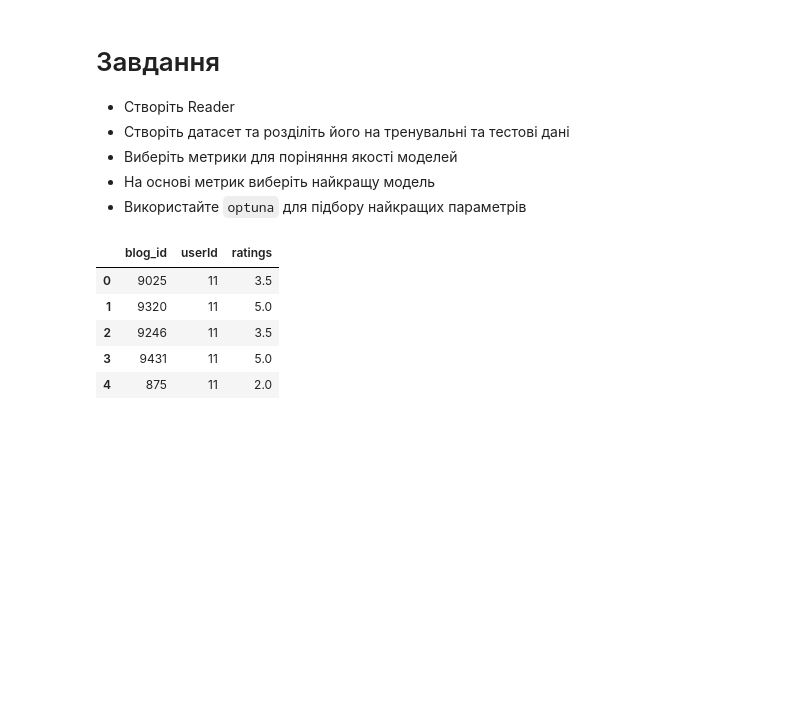
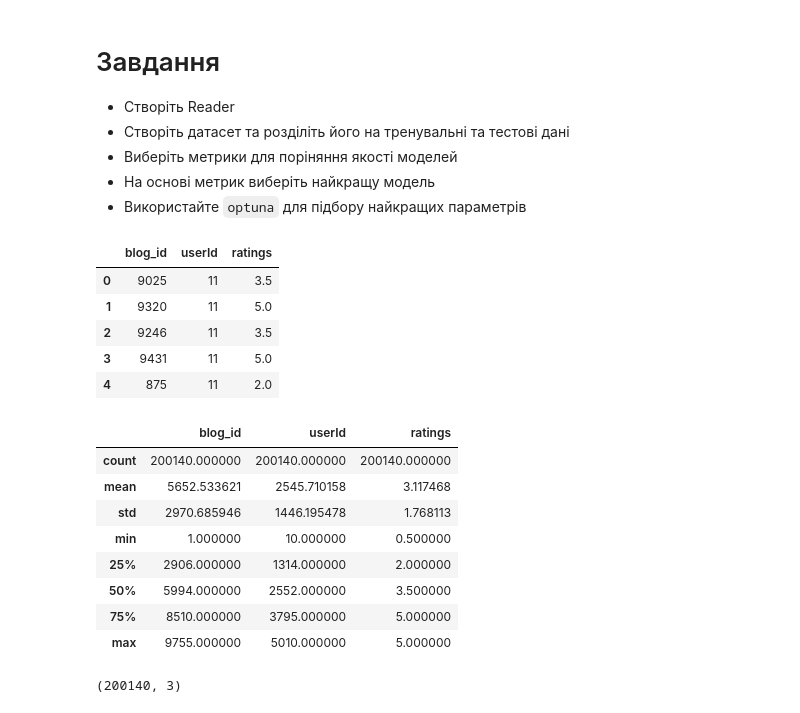
Before and after one commit to shaya-686/AI, a Jupyter notebook: Практична_recommendation_system.ipynb, the cells around one changed output. Cells and saved outputs as stored; diff of their text form; code cells hidden in the pictures; blank space fills up the shorter version.

```diff
--- a/Практична_recommendation_system.ipynb
+++ b/Практична_recommendation_system.ipynb
@@ -21,3 +21,19 @@ df.head()
 | 2 | 9246 | 11 | 3.5 |
 | 3 | 9431 | 11 | 5.0 |
 | 4 | 875 | 11 | 2.0 |
+# %%
+df.describe()
+# %% [output]
+|  | blog_id | userId | ratings |
+| count | 200140.000000 | 200140.000000 | 200140.000000 |
+| mean | 5652.533621 | 2545.710158 | 3.117468 |
+| std | 2970.685946 | 1446.195478 | 1.768113 |
+| min | 1.000000 | 10.000000 | 0.500000 |
+| 25% | 2906.000000 | 1314.000000 | 2.000000 |
+| 50% | 5994.000000 | 2552.000000 | 3.500000 |
+| 75% | 8510.000000 | 3795.000000 | 5.000000 |
+| max | 9755.000000 | 5010.000000 | 5.000000 |
+# %%
+df.shape
+# %% [output]
+(200140, 3)
```
Also changed, not shown: parts of 19 cells of this notebook.
